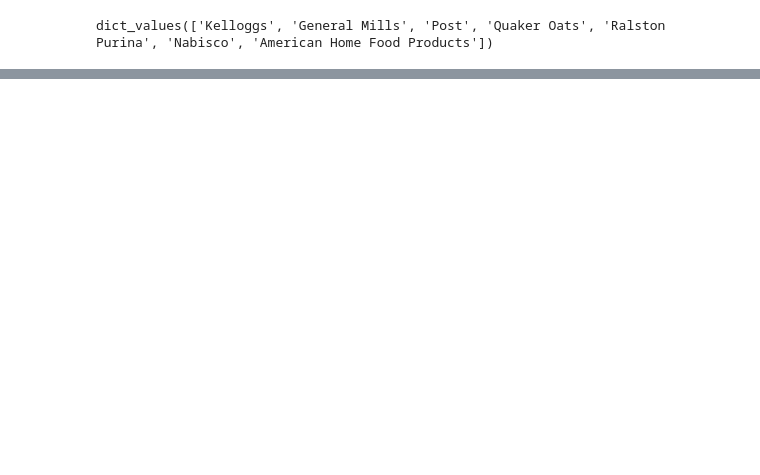
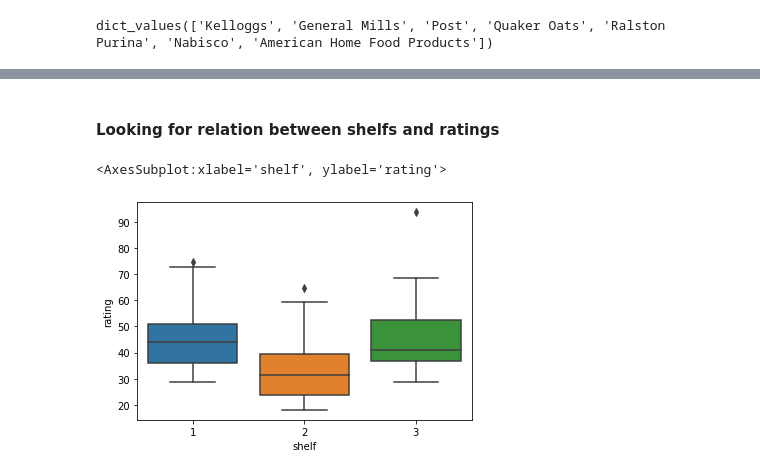
Before and after one commit to thiagocoral/kaggle-projects, a Jupyter notebook: cereal/cereal-notebook.ipynb, the cells around one changed output, grey strips where cells are left out. Saved outputs shown, nothing was run; the diff lists cells and outputs as text; code cells hidden in the pictures; blank space fills up the shorter version.

```diff
--- a/cereal/cereal-notebook.ipynb
+++ b/cereal/cereal-notebook.ipynb
@@ -219,0 +231,7 @@ df[df["mfr"]=="K"].sort_values("rating",ascending=False).head(5)
+# %% [markdown]
+#### Looking for relation between shelfs and ratings
+# %%
+sns.boxplot(df["shelf"],df["rating"])
+# %% [output]
+<AxesSubplot:xlabel='shelf', ylabel='rating'>
+[figure, added]
```
Also changed, not shown: parts of 9 cells of this notebook.
